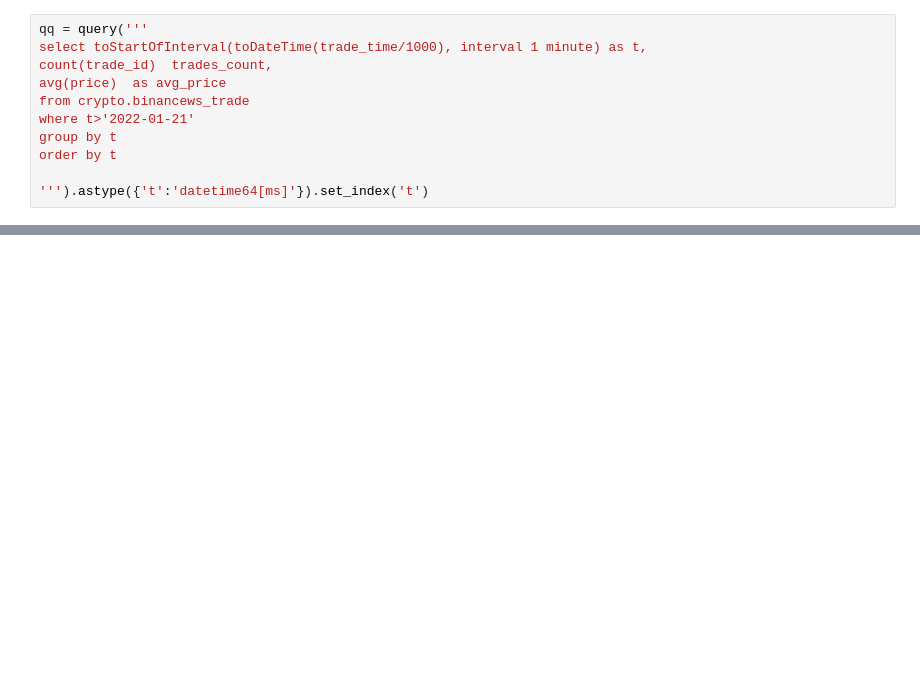
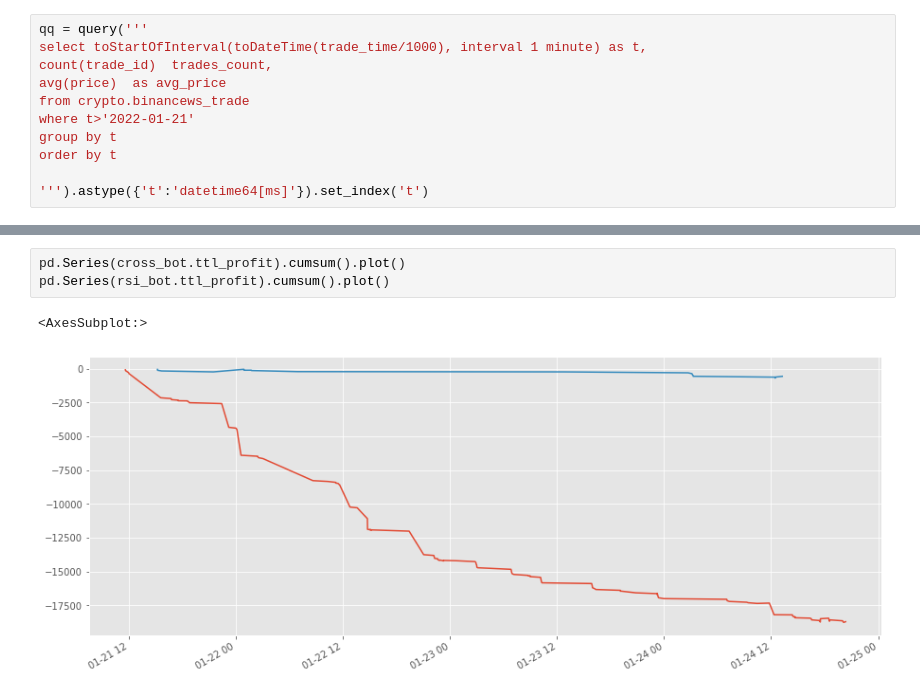
Before and after one commit to charubaiel/MarketCrackers, a Jupyter notebook: kpis/testbot.ipynb, the cells around one changed output, grey strips where cells are left out. Cells and saved outputs as stored; diff of their text form; blank space fills up the shorter version.

```diff
--- a/kpis/testbot.ipynb
+++ b/kpis/testbot.ipynb
@@ -108,0 +164,6 @@ qq['avg_price'].iloc[:100].rolling(100,1).mean().plot()
+# %%
+pd.Series(cross_bot.ttl_profit).cumsum().plot()
+pd.Series(rsi_bot.ttl_profit).cumsum().plot()
+# %% [output]
+<AxesSubplot:>
+[figure, added]
```
Also changed, not shown: parts of 9 cells of this notebook.
